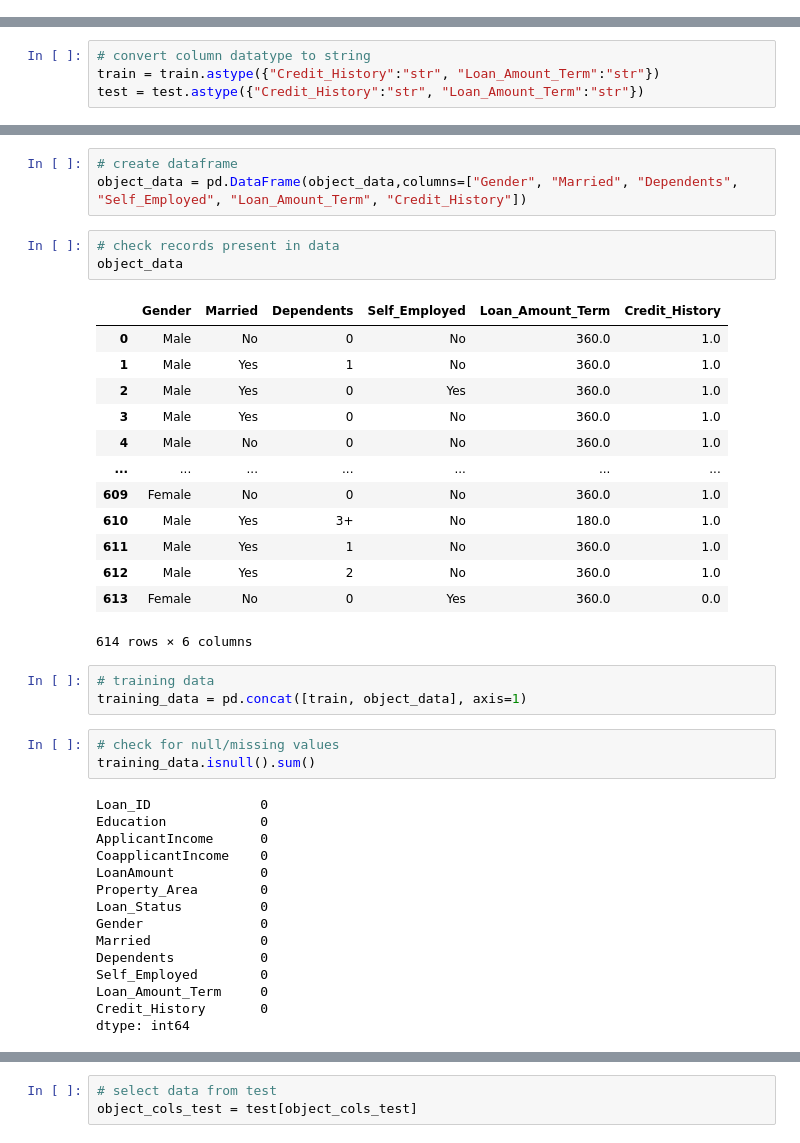
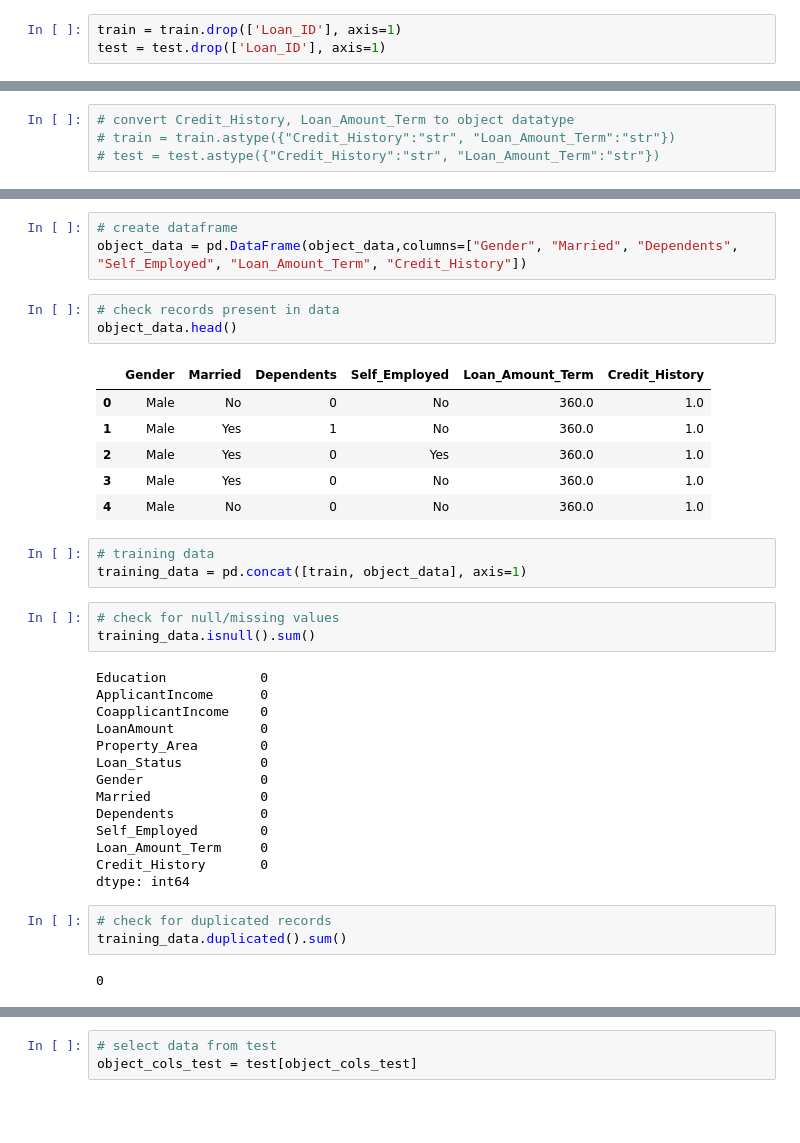
Before and after one commit to Akshay-Paunikar/Loan_Prediction_ML, a Jupyter notebook: project/notebook/Loan_Prediction.ipynb, the cells around one changed output, grey strips where cells are left out. Drawn from its saved outputs; the diff is of its cells as text; blank space fills up the shorter version.

```diff
--- a/project/notebook/Loan_Prediction.ipynb
+++ b/project/notebook/Loan_Prediction.ipynb
@@ -160,3 +162,6 @@ memory usage: 34.5+ KB
+# %%
+train = train.drop(['Loan_ID'], axis=1)
+test = test.drop(['Loan_ID'], axis=1)
 # %%
 # check for null/missing values
 train.isnull().sum()
@@ -176,9 +180,9 @@ Property_Area         0
 Loan_Status           0
 dtype: int64
 # %%
-# convert column datatype to string
-train = train.astype({"Credit_History":"str", "Loan_Amount_Term":"str"})
-test = test.astype({"Credit_History":"str", "Loan_Amount_Term":"str"})
+# convert Credit_History, Loan_Amount_Term to object datatype
+# train = train.astype({"Credit_History":"str", "Loan_Amount_Term":"str"})
+# test = test.astype({"Credit_History":"str", "Loan_Amount_Term":"str"})
 # %%
 # create an instance for object imputer & numeric imputer
 imputer_object = SimpleImputer(missing_values=np.nan, strategy='most_frequent')
@@ -203,21 +207,14 @@ train = train.drop(object_cols, axis=1)
 object_data = pd.DataFrame(object_data,columns=["Gender", "Married", "Dependents", "Self_Employed", "Loan_Amount_Term", "Credit_History"])
 # %%
 # check records present in data
-object_data
+object_data.head()
 # %% [output]
 |  | Gender | Married | Dependents | Self_Employed | Loan_Amount_Term | Credit_History |
 | 0 | Male | No | 0 | No | 360.0 | 1.0 |
 | 1 | Male | Yes | 1 | No | 360.0 | 1.0 |
 | 2 | Male | Yes | 0 | Yes | 360.0 | 1.0 |
 | 3 | Male | Yes | 0 | No | 360.0 | 1.0 |
 | 4 | Male | No | 0 | No | 360.0 | 1.0 |
-| ... | ... | ... | ... | ... | ... | ... |
-| 609 | Female | No | 0 | No | 360.0 | 1.0 |
-| 610 | Male | Yes | 3+ | No | 180.0 | 1.0 |
-| 611 | Male | Yes | 1 | No | 360.0 | 1.0 |
-| 612 | Male | Yes | 2 | No | 360.0 | 1.0 |
-| 613 | Female | No | 0 | Yes | 360.0 | 0.0 |
-614 rows × 6 columns
 # %%
 # training data
 training_data = pd.concat([train, object_data], axis=1)
@@ -225,7 +222,6 @@ training_data = pd.concat([train, object_data], axis=1)
 # check for null/missing values
 training_data.isnull().sum()
 # %% [output]
-Loan_ID              0
 Education            0
 ApplicantIncome      0
 CoapplicantIncome    0
@@ -239,3 +235,8 @@ Self_Employed        0
 Loan_Amount_Term     0
 Credit_History       0
 dtype: int64
+# %%
+# check for duplicated records
+training_data.duplicated().sum()
+# %% [output]
+0
```
Also changed, not shown: parts of 23 cells of this notebook, 1 other file.
